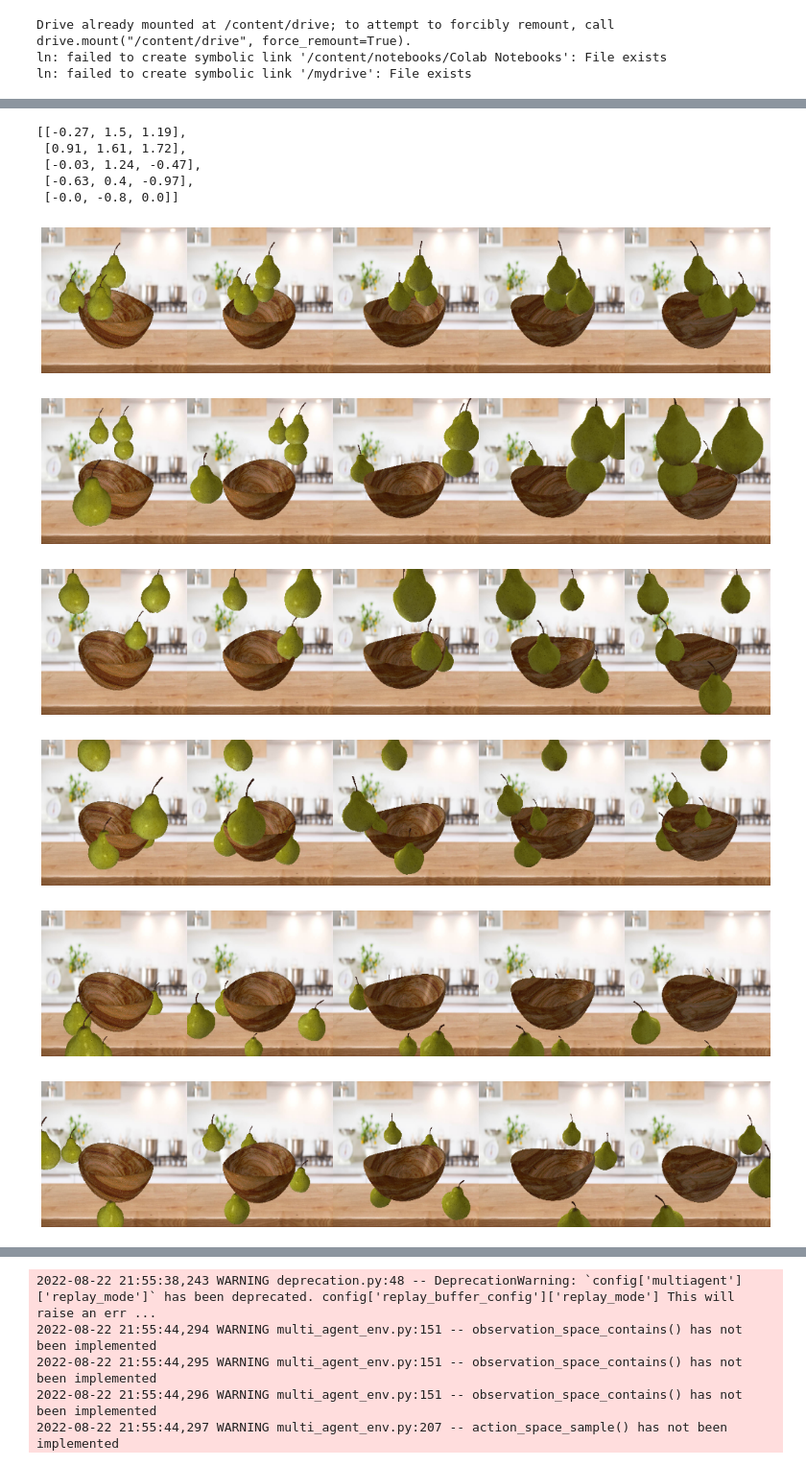
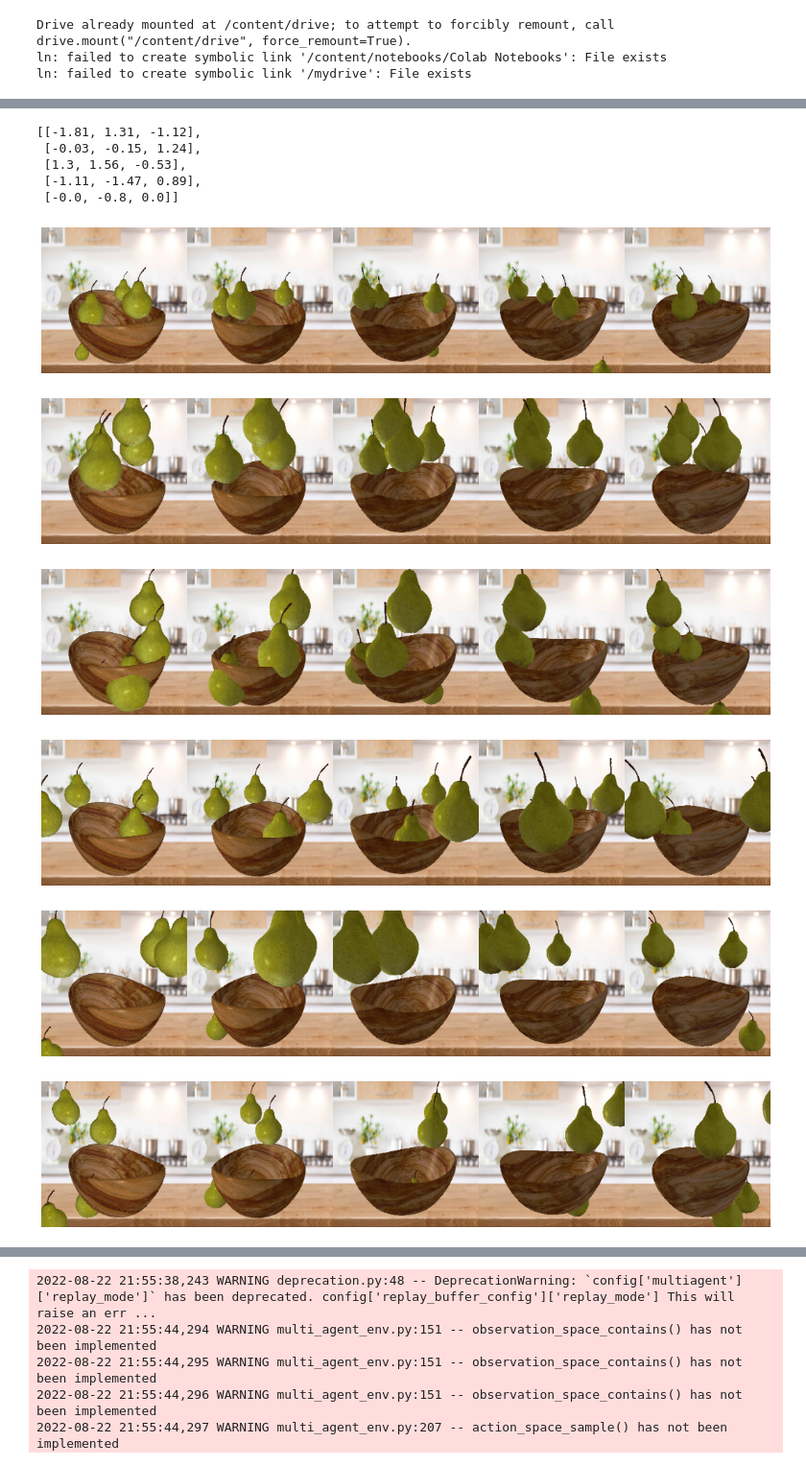
Before and after one commit to rosshalpin/clip-guided-scene-arrangement, a Jupyter notebook: Rllib_MultiAgent.ipynb, the cells around one changed output, grey strips where cells are left out. Shown at 96% size. Cells and saved outputs as stored; diff of their text form; code cells hidden in the pictures.

Commit message:
Fixing reward

```diff
--- a/Rllib_MultiAgent.ipynb
+++ b/Rllib_MultiAgent.ipynb
@@ -226,11 +226,11 @@ NUM_CAMERAS = 5
 
 CAMERA_CONFIG = {
   'azim': torch.linspace(0, 180, NUM_CAMERAS),
-  'elev': [20],
-  'dist': 5
+  'elev': [15],
+  'dist': 4
 }
 
-GUIDE = "A bowl of fruit"
+GUIDE = "bowl full of fruit"
 
 
 def load_mesh(input_path) -> Meshes:
@@ -341,10 +341,10 @@ class BasicMultiAgent(MultiAgentEnv):
     resize = transforms.Resize(IMG_SIZE)
     self.background_img = resize(img_in)
 
-    fruit_object = SceneObject(fruit_mesh, scale=0.3)
-    fruit_objectB = SceneObject(fruit_mesh, scale=0.3)
-    fruit_objectC = SceneObject(fruit_mesh, scale=0.3)
-    fruit_objectD = SceneObject(fruit_mesh, scale=0.3)
+    fruit_object = SceneObject(fruit_mesh, scale=0.2)
+    fruit_objectB = SceneObject(fruit_mesh, scale=0.2)
+    fruit_objectC = SceneObject(fruit_mesh, scale=0.2)
+    fruit_objectD = SceneObject(fruit_mesh, scale=0.2)
     # table_object = SceneObject(table_mesh, scale=8)
     bowl_object = SceneObject(bowl_mesh, scale=15)
     bowl_object.position = [0,-0.8,0]
@@ -469,24 +469,22 @@ class BasicMultiAgent(MultiAgentEnv):
     # stat_best, p_best = self.perform_test(norm_sim_matrix, norm_best_sim_matrix)
     # stat_prev, p_prev = self.perform_test(norm_sim_matrix, norm_best_prev_matrix)
 
-    p_best_limit = 0.5
+    p_best_limit = 0.2
     p_prev_limit = 0.2
 
     stat_best, p_best = self.perform_test(sim_matrix, self.best_sim_matrix)
     stat_prev, p_prev = self.perform_test(sim_matrix, self.prev_sim_matrix)
-    print("p_best: ", p_best, "p_prev: ", p_prev)
+    # print("p_best: ", p_best, "p_prev: ", p_prev)
 
 
     if p_best <= p_best_limit:
-      print("best")
+      # print("best")
       rw += 1-p_best
       self.best_sim_matrix = sim_matrix
       self.best_obs = {i: obj.position for i,obj in enumerate(deepcopy(self.input_objs))}
     elif p_prev <= p_prev_limit:
-      print("better")
-      self.best_sim_matrix = sim_matrix
-      self.best_obs = {i: obj.position for i,obj in enumerate(deepcopy(self.input_objs))}
-      rw += 1-p_prev
+          # print("better")
+          rw += 1-p_prev -p_best
     else:
       rw += -p_best-1
 
@@ -554,8 +552,8 @@ class BasicMultiAgent(MultiAgentEnv):
     score = self.render_scene_and_score(self.input_objs)
     reward = self.get_reward(score)
 
-    if reward < 0:
-       self.reset_biggest_mover(self.input_objs[:self.num])
+    # if reward < 0:
+    #    self.reset_biggest_mover(self.input_objs[:self.num])
 
     obs = {i: self.input_objs[i].position for i in range(self.num)}
 
@@ -585,13 +583,13 @@ obs = basic_multi_agent.reset()
 start_obs = None
 # for i in range(basic_multi_agent.limit):
 all_obs = []
-for i in range(400):
+for i in range(300):
   obs, rew, done, info = basic_multi_agent.step({i: basic_multi_agent.action_space.sample() for i in range(len(basic_multi_agent.agents))})
   if i == 0:
     start_obs = obs
   all_obs.append(obs)
   if all(done):
     break
-
+  print(rew, obs)
 cuda.empty_cache()
 # %% [output]
@@ -615,10 +613,10 @@ p_best:  0.9722222222222221 p_prev:  0.5793650793650793
 # %%
 [obj.position for obj in basic_multi_agent.input_objs]
 # %% [output]
-[[-0.27, 1.5, 1.19],
- [0.91, 1.61, 1.72],
- [-0.03, 1.24, -0.47],
- [-0.63, 0.4, -0.97],
+[[-1.81, 1.31, -1.12],
+ [-0.03, -0.15, 1.24],
+ [1.3, 1.56, -0.53],
+ [-1.11, -1.47, 0.89],
  [-0.0, -0.8, 0.0]]
 # %%
 copy_obs = deepcopy(obs)
@@ -629,20 +627,20 @@ images, scene = get_scene(basic_multi_agent.background_img, basic_multi_agent.in
 cuda.empty_cache()
 image_grid(images, rows=1, cols=5, rgb=True)
 # %% [output]
-[figure, old version]
+[figure, new version]
 # %%
 for i, obso in enumerate(all_obs):
   obso[len(basic_multi_agent.input_objs)-1] = [0,-0.8,0]
-  if i % 20 == 0:
+  if i % 100 == 0:
     images, scene = get_scene(basic_multi_agent.background_img,basic_multi_agent.input_objs, obso)
     cuda.empty_cache()
     image_grid(images, rows=1, cols=5, rgb=True)
 # %% [output]
-[figure, old version]
+[figure, new version]
-[figure, old version]
+[figure, new version]
-[figure, old version]
+[figure, new version]
-[figure, old version]
+[figure, new version]
-[figure, old version]
+[figure, new version]
 # %%
 plot_batch_individually(scene)
 # %% [output]
```
Also changed, not shown: parts of 2 cells of this notebook.
